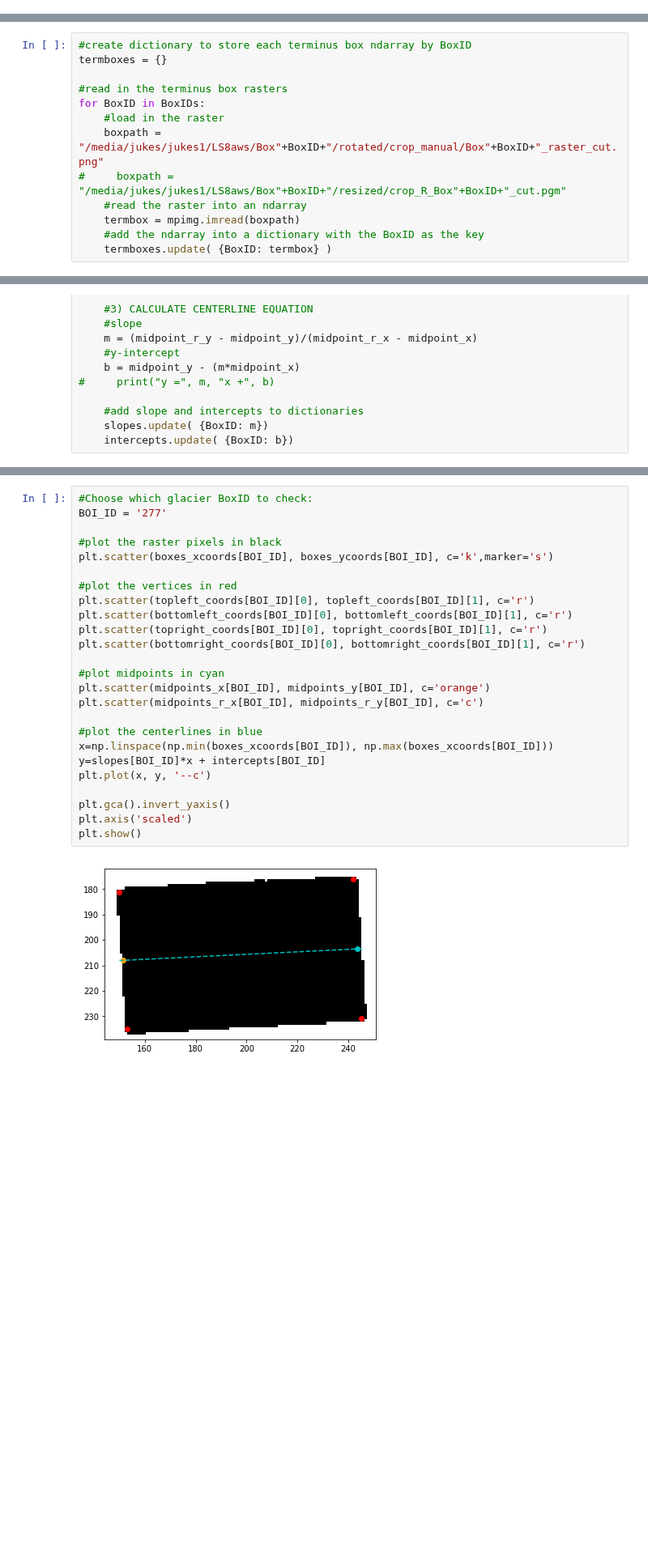
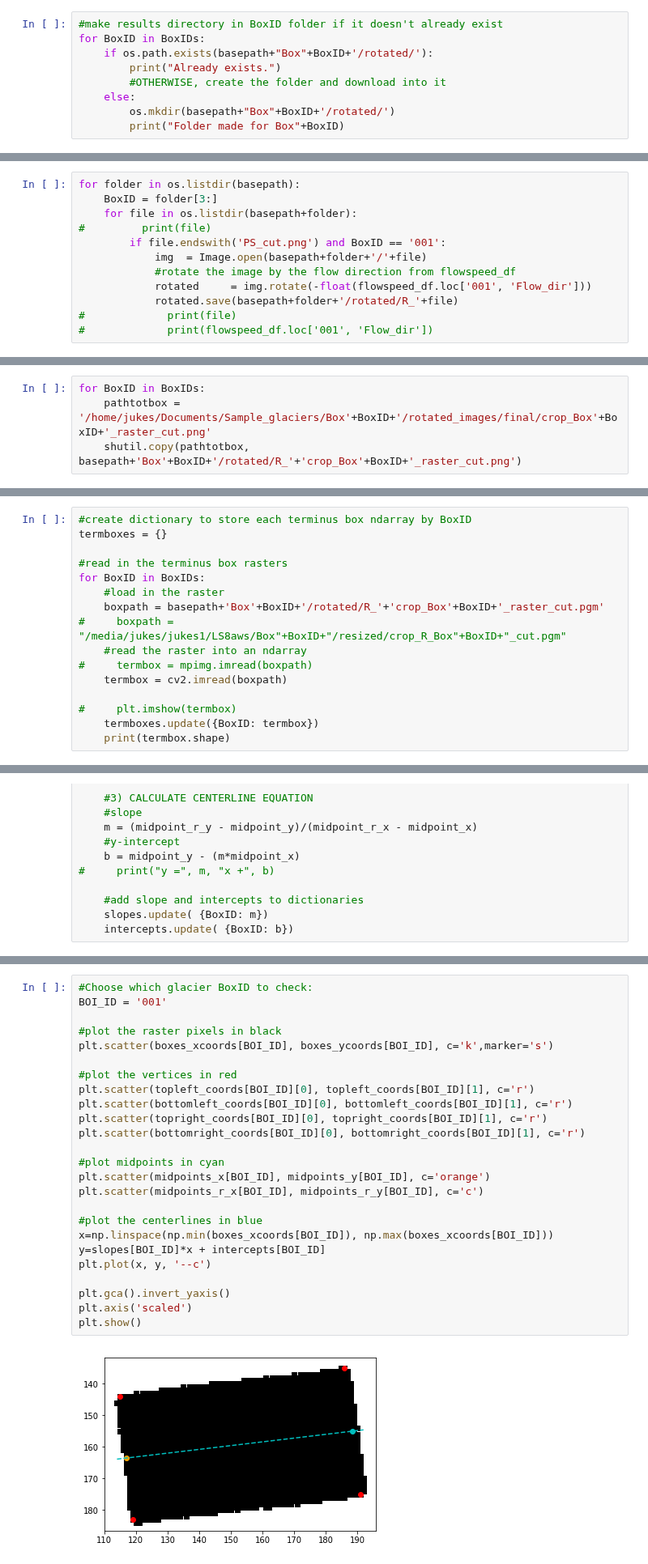
Before and after one commit to jukesliu/automated-glacier-terminus, a Jupyter notebook: Manual_delineations.ipynb, the cells around one changed output, grey strips where cells are left out. Shown at 81% size. Drawn from its saved outputs; the diff is of its cells as text; blank space fills up the shorter version.

```diff
--- a/Manual_delineations.ipynb
+++ b/Manual_delineations.ipynb
@@ -259,0 +220,9 @@ Then, convert rotated, rasterized delineations to png files to read in:
+# %%
+#make results directory in BoxID folder if it doesn't already exist
+for BoxID in BoxIDs:
+    if os.path.exists(basepath+"Box"+BoxID+'/rotated/'):
+        print("Already exists.")
+        #OTHERWISE, create the folder and download into it
+    else:
+        os.mkdir(basepath+"Box"+BoxID+'/rotated/')
+        print("Folder made for Box"+BoxID)
@@ -259,0 +232,12 @@ Then, convert rotated, rasterized delineations to png files to read in:
+# %%
+for folder in os.listdir(basepath):
+    BoxID = folder[3:]
+    for file in os.listdir(basepath+folder):
+#         print(file)
+        if file.endswith('PS_cut.png') and BoxID == '001':
+            img  = Image.open(basepath+folder+'/'+file)
+            #rotate the image by the flow direction from flowspeed_df
+            rotated     = img.rotate(-float(flowspeed_df.loc['001', 'Flow_dir']))
+            rotated.save(basepath+folder+'/rotated/R_'+file)
+#             print(file)
+#             print(flowspeed_df.loc['001', 'Flow_dir'])
@@ -259,0 +248,4 @@ Then, convert rotated, rasterized delineations to png files to read in:
+# %%
+for BoxID in BoxIDs:
+    pathtotbox = '/home/jukes/Documents/Sample_glaciers/Box'+BoxID+'/rotated_images/final/crop_Box'+BoxID+'_raster_cut.png'
+    shutil.copy(pathtotbox, basepath+'Box'+BoxID+'/rotated/R_'+'crop_Box'+BoxID+'_raster_cut.png')
@@ -266,9 +315,12 @@ termboxes = {}
 #read in the terminus box rasters
 for BoxID in BoxIDs:
     #load in the raster
-    boxpath = "/media/jukes/jukes1/LS8aws/Box"+BoxID+"/rotated/crop_manual/Box"+BoxID+"_raster_cut.png"
+    boxpath = basepath+'Box'+BoxID+'/rotated/R_'+'crop_Box'+BoxID+'_raster_cut.pgm'
 #     boxpath = "/media/jukes/jukes1/LS8aws/Box"+BoxID+"/resized/crop_R_Box"+BoxID+"_cut.pgm"
     #read the raster into an ndarray
-    termbox = mpimg.imread(boxpath)
-    #add the ndarray into a dictionary with the BoxID as the key
-    termboxes.update( {BoxID: termbox} )
+#     termbox = mpimg.imread(boxpath)
+    termbox = cv2.imread(boxpath)
+
+#     plt.imshow(termbox)
+    termboxes.update({BoxID: termbox})
+    print(termbox.shape)
@@ -382,30 +437,30 @@ print(midpoint_y, midpoint_r_y)
 # %%
 #Choose which glacier BoxID to check:
-BOI_ID = '277'
+BOI_ID = '001'
 
 #plot the raster pixels in black
 plt.scatter(boxes_xcoords[BOI_ID], boxes_ycoords[BOI_ID], c='k',marker='s')
 
 #plot the vertices in red
 plt.scatter(topleft_coords[BOI_ID][0], topleft_coords[BOI_ID][1], c='r')
 plt.scatter(bottomleft_coords[BOI_ID][0], bottomleft_coords[BOI_ID][1], c='r')
 plt.scatter(topright_coords[BOI_ID][0], topright_coords[BOI_ID][1], c='r')
 plt.scatter(bottomright_coords[BOI_ID][0], bottomright_coords[BOI_ID][1], c='r')
 
 #plot midpoints in cyan
 plt.scatter(midpoints_x[BOI_ID], midpoints_y[BOI_ID], c='orange')
 plt.scatter(midpoints_r_x[BOI_ID], midpoints_r_y[BOI_ID], c='c')
 
 #plot the centerlines in blue
 x=np.linspace(np.min(boxes_xcoords[BOI_ID]), np.max(boxes_xcoords[BOI_ID]))
 y=slopes[BOI_ID]*x + intercepts[BOI_ID]
 plt.plot(x, y, '--c')
 
 plt.gca().invert_yaxis()
 plt.axis('scaled')
 plt.show()
 # %% [output]
-[figure, old version]
+[figure, new version]
 # %%
 midpoints_x_df = pd.DataFrame.from_dict(midpoints_x, orient='index', columns=["midpoint_x"])
 midpoints_y_df = pd.DataFrame.from_dict(midpoints_y, orient='index', columns=['midpoint_y'])
```
Also changed, not shown: parts of 43 cells of this notebook.
